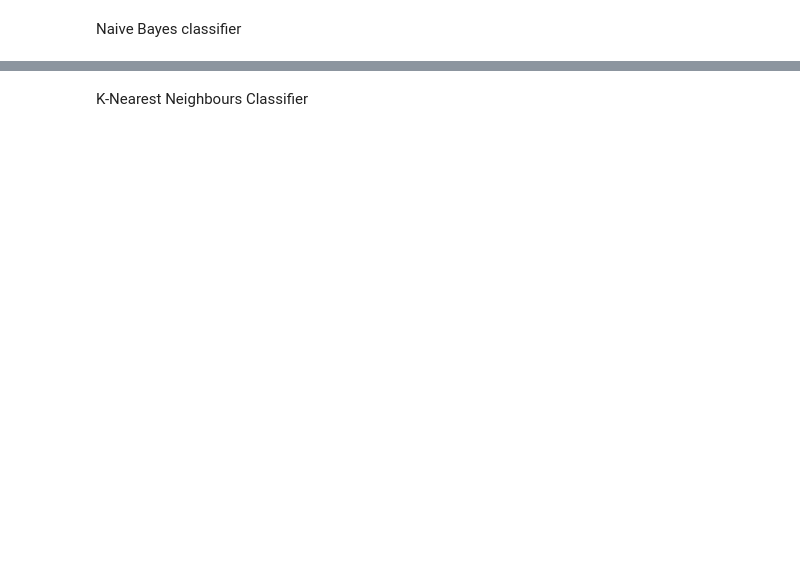
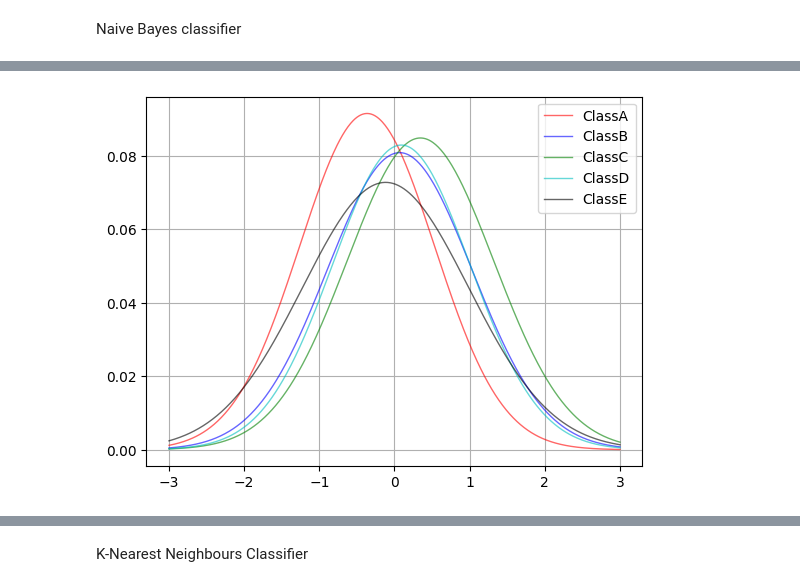
Before and after one commit to rubentorres-developer/ML-SecondHomeAssignment, a Jupyter notebook: Assignment2.ipynb, the cells around one changed output, grey strips where cells are left out. Saved outputs shown, nothing was run; the diff lists cells and outputs as text; code cells hidden in the pictures; blank space fills up the shorter version.

```diff
--- a/Assignment2.ipynb
+++ b/Assignment2.ipynb
@@ -323,0 +365,35 @@ Naive Bayes classifier
+# %%
+m1 = np.mean(Xt_train, axis=0)
+v1 = np.var(Xt_train, axis=0)
+s1 = np.sqrt(np.array([v1[0], v1[1]]))
+
+x = np.linspace(m1[0]-3*s1[0], m1[1]+3*s1[1], 500)
+normA=norm(loc=mA, scale=sA)
+normB=norm(loc=mB, scale=sB)
+normC=norm(loc=mC, scale=sC)
+normD=norm(loc=mD, scale=sD)
+normE=norm(loc=mE, scale=sE)
+
+nA=np.sum(y_test==1)
+nB=np.sum(y_test==2)
+nC=np.sum(y_test==3)
+nD=np.sum(y_test==4)
+nE=np.sum(y_test==5)
+priorA, priorB, priorC, priorD, priorE = nA/(nA+nB+nC+nD+nE), nB/(nA+nB+nC+nD+nE), nC/(nA+nB+nC+nD+nE), nD/(nA+nB+nC+nD+nE), nE/(nA+nB+nC+nD+nE)
+
+yA = normA.pdf(x)*priorA
+yB = normB.pdf(x)*priorB
+yC = normC.pdf(x)*priorC
+yD = normD.pdf(x)*priorD
+yE = normE.pdf(x)*priorE
+
+plt.plot(x, yA,'r-', lw=1, alpha=0.6, label='ClassA')
+plt.plot(x, yB,'b-', lw=1, alpha=0.6, label='ClassB')
+plt.plot(x, yC,'g-', lw=1, alpha=0.6, label='ClassC')
+plt.plot(x, yD,'c-', lw=1, alpha=0.6, label='ClassD')
+plt.plot(x, yE,'k-', lw=1, alpha=0.6, label='ClassE')
+plt.legend()
+plt.grid()
+plt.show()
+# %% [output]
+[figure, added]
```
Also changed, not shown: parts of 9 cells of this notebook.
